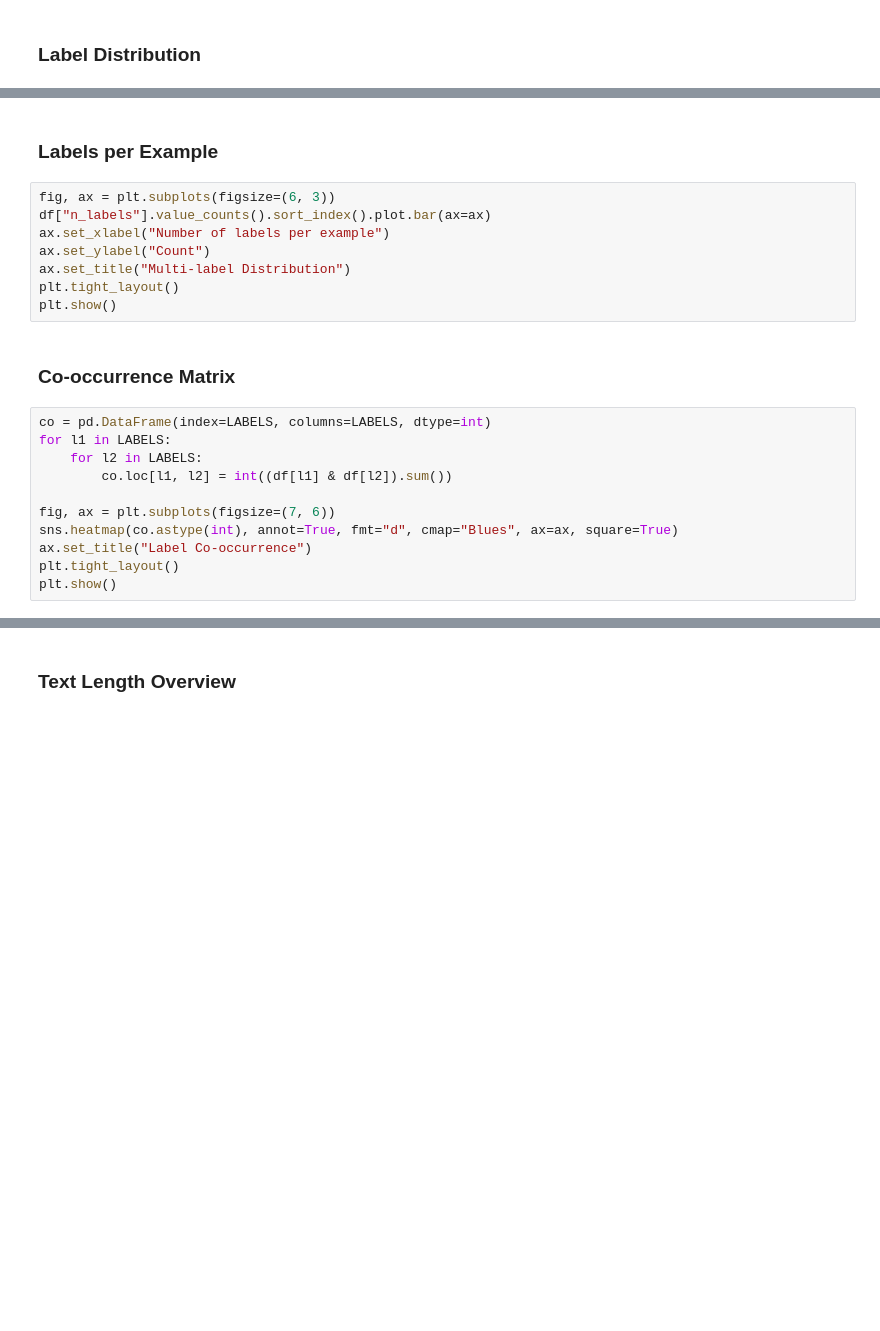
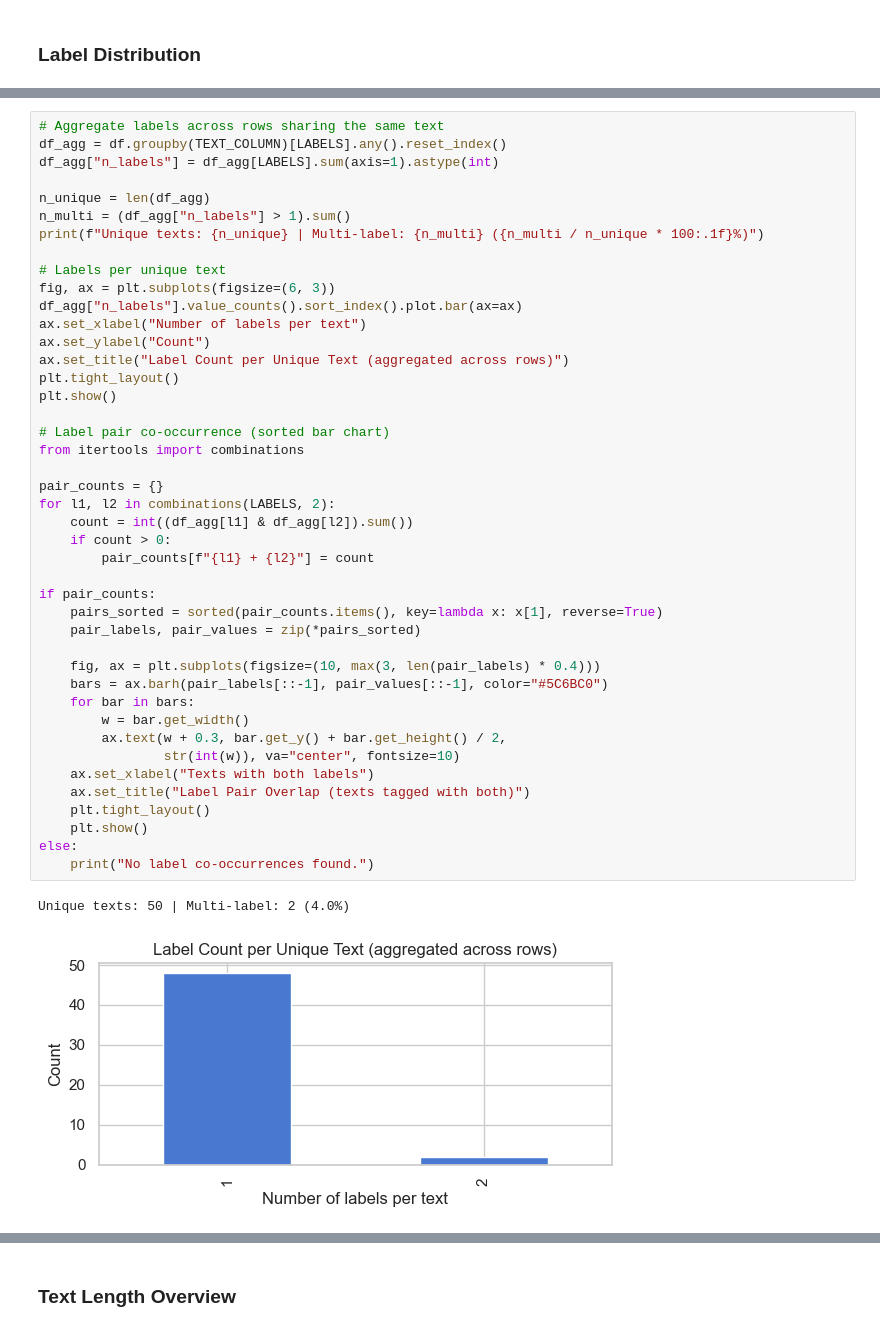
Before and after one commit to gilad12-coder/relationship-analysis, a Jupyter notebook: analysis.ipynb, the cells around one changed output, grey strips where cells are left out. Saved outputs shown, nothing was run; the diff lists cells and outputs as text; blank space fills up the shorter version.

```diff
--- a/analysis.ipynb
+++ b/analysis.ipynb
@@ -119,23 +143,46 @@ plt.show()
-# %% [markdown]
-### Labels per Example
-# %%
-fig, ax = plt.subplots(figsize=(6, 3))
-df["n_labels"].value_counts().sort_index().plot.bar(ax=ax)
-ax.set_xlabel("Number of labels per example")
-ax.set_ylabel("Count")
-ax.set_title("Multi-label Distribution")
-plt.tight_layout()
-plt.show()
-# %% [markdown]
-### Co-occurrence Matrix
-# %%
-co = pd.DataFrame(index=LABELS, columns=LABELS, dtype=int)
-for l1 in LABELS:
-    for l2 in LABELS:
-        co.loc[l1, l2] = int((df[l1] & df[l2]).sum())
-
-fig, ax = plt.subplots(figsize=(7, 6))
-sns.heatmap(co.astype(int), annot=True, fmt="d", cmap="Blues", ax=ax, square=True)
-ax.set_title("Label Co-occurrence")
-plt.tight_layout()
-plt.show()
+# %%
+# Aggregate labels across rows sharing the same text
+df_agg = df.groupby(TEXT_COLUMN)[LABELS].any().reset_index()
+df_agg["n_labels"] = df_agg[LABELS].sum(axis=1).astype(int)
+
+n_unique = len(df_agg)
+n_multi = (df_agg["n_labels"] > 1).sum()
+print(f"Unique texts: {n_unique} | Multi-label: {n_multi} ({n_multi / n_unique * 100:.1f}%)")
+
+# Labels per unique text
+fig, ax = plt.subplots(figsize=(6, 3))
+df_agg["n_labels"].value_counts().sort_index().plot.bar(ax=ax)
+ax.set_xlabel("Number of labels per text")
+ax.set_ylabel("Count")
+ax.set_title("Label Count per Unique Text (aggregated across rows)")
+plt.tight_layout()
+plt.show()
+
+# Label pair co-occurrence (sorted bar chart)
+from itertools import combinations
+
+pair_counts = {}
+for l1, l2 in combinations(LABELS, 2):
+    count = int((df_agg[l1] & df_agg[l2]).sum())
+    if count > 0:
+        pair_counts[f"{l1} + {l2}"] = count
+
+if pair_counts:
+    pairs_sorted = sorted(pair_counts.items(), key=lambda x: x[1], reverse=True)
+    pair_labels, pair_values = zip(*pairs_sorted)
+
+    fig, ax = plt.subplots(figsize=(10, max(3, len(pair_labels) * 0.4)))
+    bars = ax.barh(pair_labels[::-1], pair_values[::-1], color="#5C6BC0")
+    for bar in bars:
+        w = bar.get_width()
+        ax.text(w + 0.3, bar.get_y() + bar.get_height() / 2,
+                str(int(w)), va="center", fontsize=10)
+    ax.set_xlabel("Texts with both labels")
+    ax.set_title("Label Pair Overlap (texts tagged with both)")
+    plt.tight_layout()
+    plt.show()
+else:
+    print("No label co-occurrences found.")
+# %% [output]
+Unique texts: 50 | Multi-label: 2 (4.0%)
+[figure, added]
```
Also changed, not shown: parts of 12 cells of this notebook, 11 other files.
